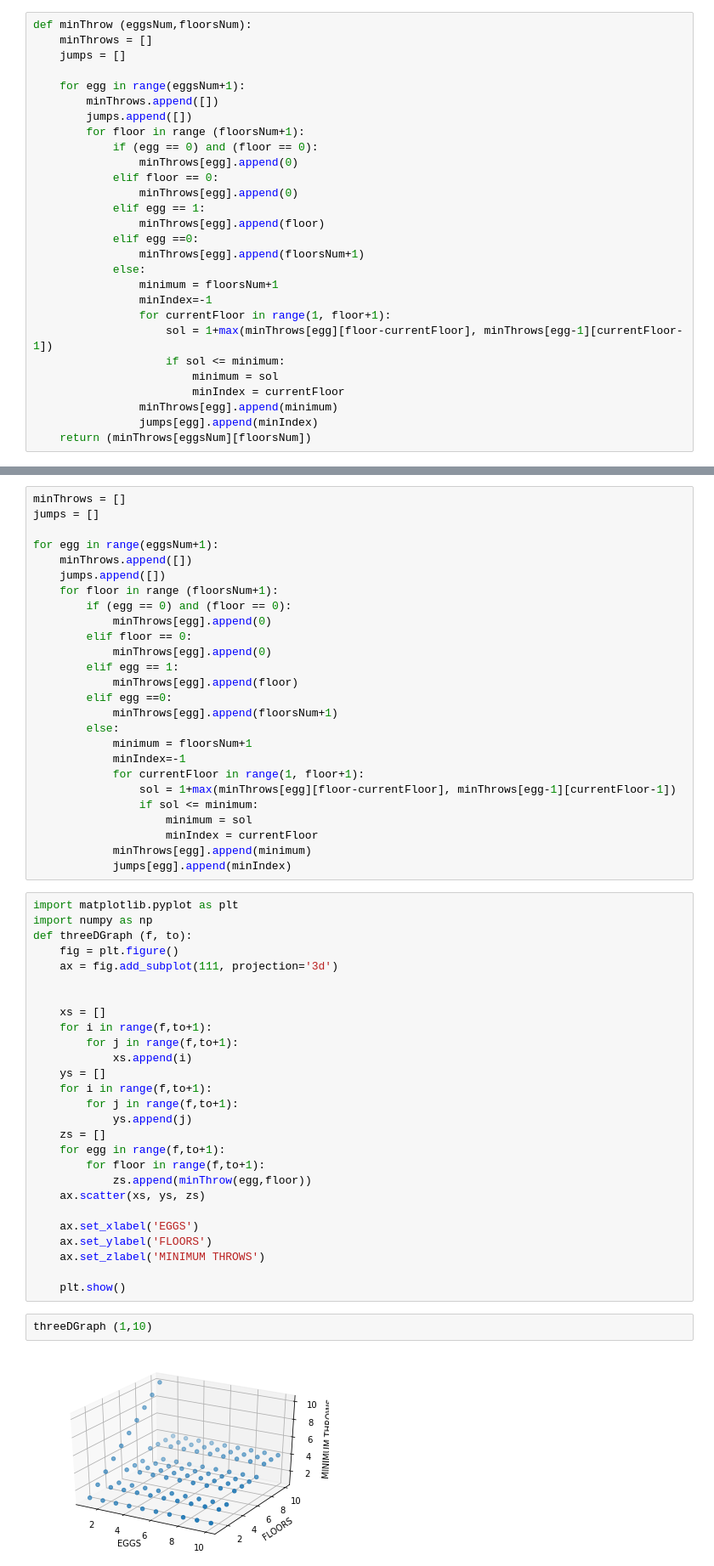
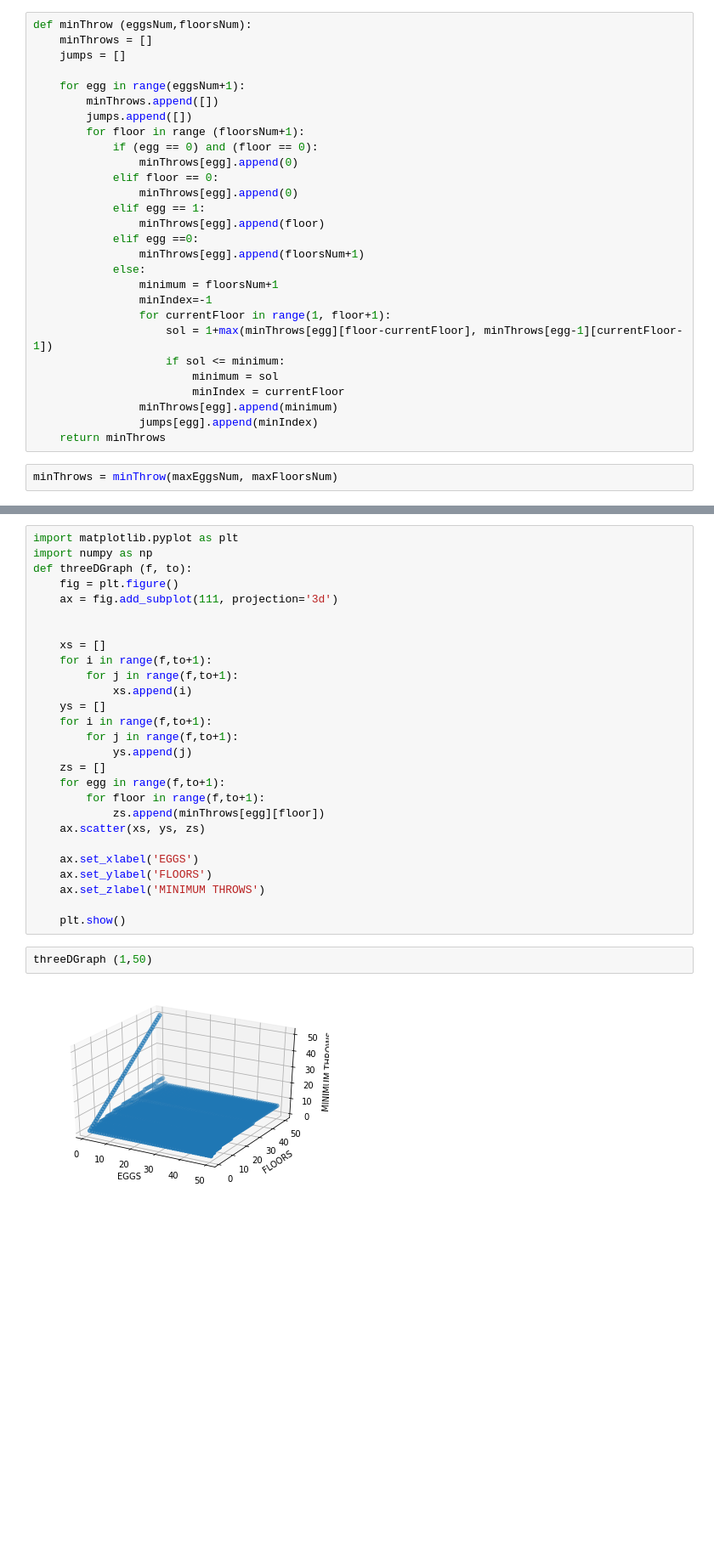
Before and after one commit to nadavhalahmi/Eggs, a Jupyter notebook: Eggs.ipynb, the cells around one changed output, grey strips where cells are left out. Shown: that part at 85% size. Drawn from its saved outputs; the diff is of its cells as text; blank space fills up the shorter version.

Commit message:
a bit more efficient. now calculating minThrows matrix of size maxEggsNum*maxFloorsNum. make sure in any function to not go beyond these indexes

```diff
--- a/Eggs.ipynb
+++ b/Eggs.ipynb
@@ -33,7 +33,9 @@ def minThrow (eggsNum,floorsNum):
                         minIndex = currentFloor
                 minThrows[egg].append(minimum)
                 jumps[egg].append(minIndex)
-    return (minThrows[eggsNum][floorsNum])
+    return minThrows
+# %%
+minThrows = minThrow(maxEggsNum, maxFloorsNum)
 # %%
 def throwsDependingOnEggsNum (to, floorsNum):
     eggs = range(1,to)
@@ -56,32 +58,6 @@ def throwsDependingOnFloorsNum (to, eggsNum):
 throwsDependingOnFloorsNum (100, 5)
 # %% [output]
 [figure]
-# %%
-minThrows = []
-jumps = []
-
-for egg in range(eggsNum+1):
-    minThrows.append([])
-    jumps.append([])
-    for floor in range (floorsNum+1):
-        if (egg == 0) and (floor == 0):
-            minThrows[egg].append(0)
-        elif floor == 0:
-            minThrows[egg].append(0)
-        elif egg == 1:
-            minThrows[egg].append(floor)
-        elif egg ==0:
-            minThrows[egg].append(floorsNum+1)
-        else:
-            minimum = floorsNum+1
-            minIndex=-1
-            for currentFloor in range(1, floor+1):
-                sol = 1+max(minThrows[egg][floor-currentFloor], minThrows[egg-1][currentFloor-1])
-                if sol <= minimum:
-                    minimum = sol
-                    minIndex = currentFloor
-            minThrows[egg].append(minimum)
-            jumps[egg].append(minIndex)
 # %%
 import matplotlib.pyplot as plt
 import numpy as np
@@ -101,7 +77,7 @@ def threeDGraph (f, to):
     zs = []
     for egg in range(f,to+1):
         for floor in range(f,to+1):
-            zs.append(minThrow(egg,floor))
+            zs.append(minThrows[egg][floor])
     ax.scatter(xs, ys, zs)
 
     ax.set_xlabel('EGGS')
@@ -110,6 +86,6 @@ def threeDGraph (f, to):
 
     plt.show()
 # %%
-threeDGraph (1,10)
+threeDGraph (1,50)
 # %% [output]
-[figure, old version]
+[figure, new version]
```
Also changed, not shown: parts of 4 cells of this notebook.
